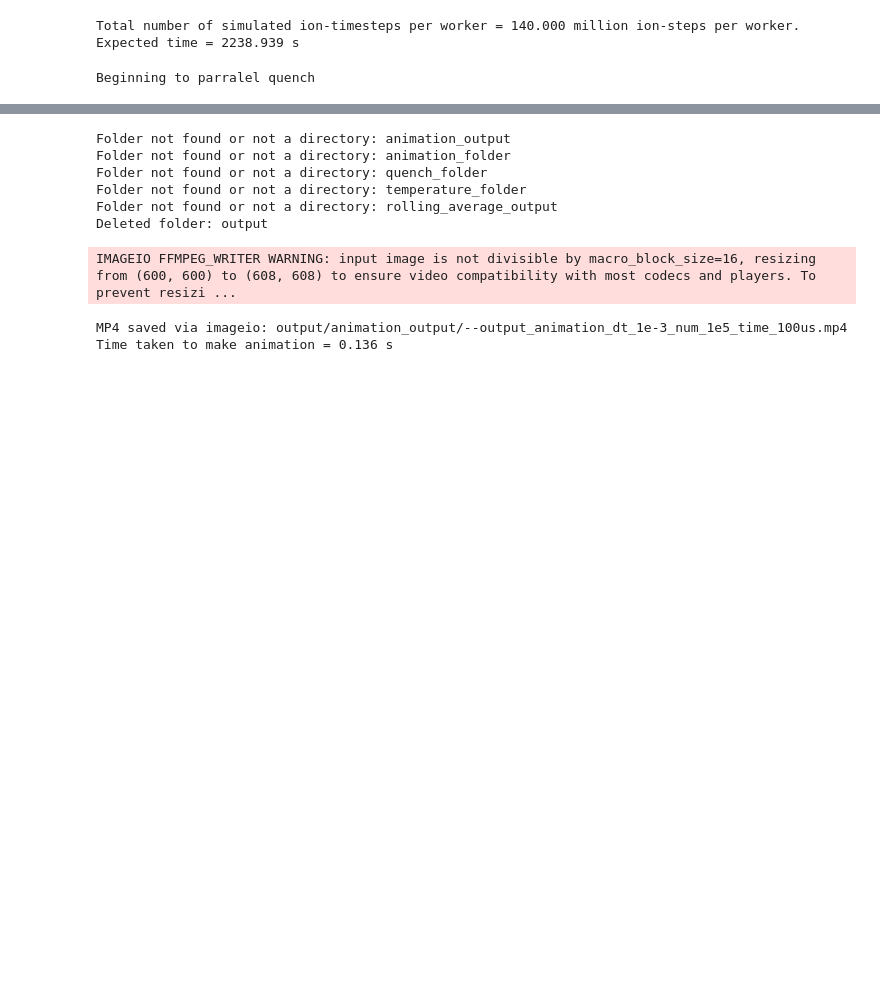
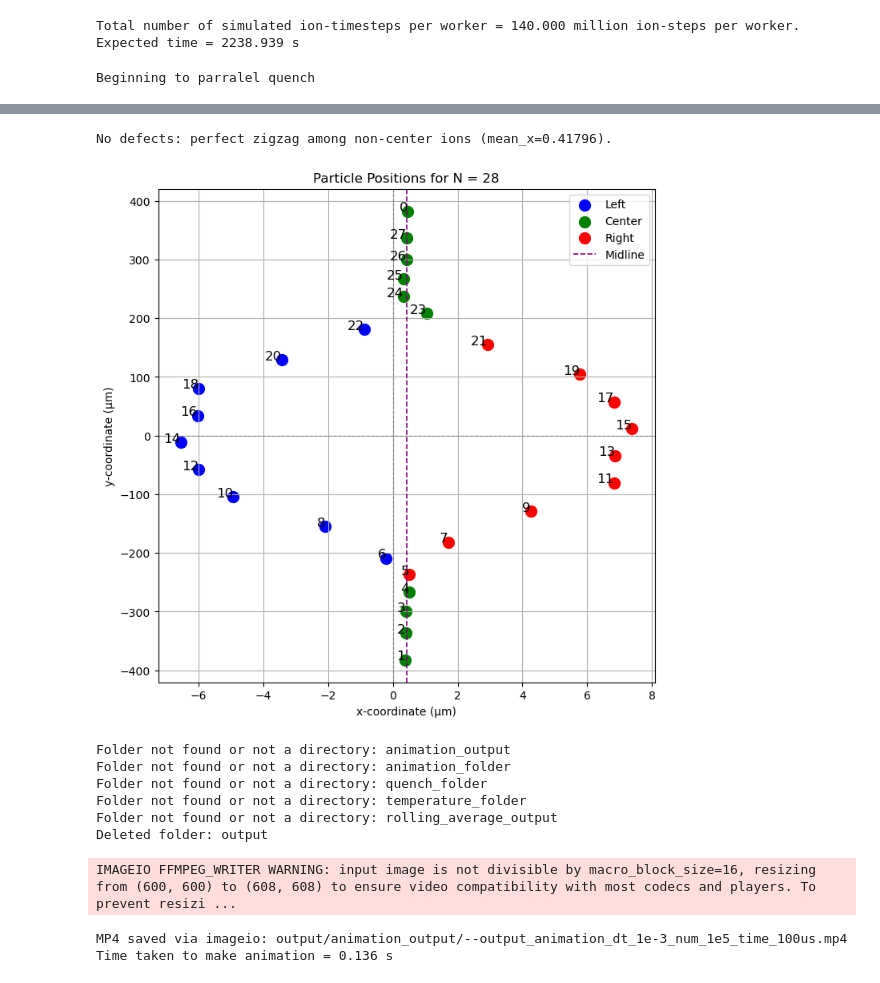
Before and after one commit to jfbeda/trapped_ion_simulation, a Jupyter notebook: main notebook.ipynb, the cells around one changed output, grey strips where cells are left out. Cells and saved outputs as stored; diff of their text form; code cells hidden in the pictures; blank space fills up the shorter version.

Commit message:
daily commit, added some new functionaliy for detecting zigzag defects

```diff
--- a/main notebook.ipynb
+++ b/main notebook.ipynb
@@ -110,3 +210,9 @@ print(f"Time taken to process images = {time()-start:.3f} s")
+# %%
+zigzag, defects, left, right, center = check_single_for_defect(state.positions, tol = 0.5)
+SimulationVisualizer().plot_positions(state, square = False, left = right, center = center, right = left, midline = True, defects = defects)
+# %% [output]
+No defects: perfect zigzag among non-center ions (mean_x=0.41796).
+[figure, added]
 # %%
 # import shutil
 # import os
```
Also changed, not shown: parts of 5 cells of this notebook, 4 other files.
